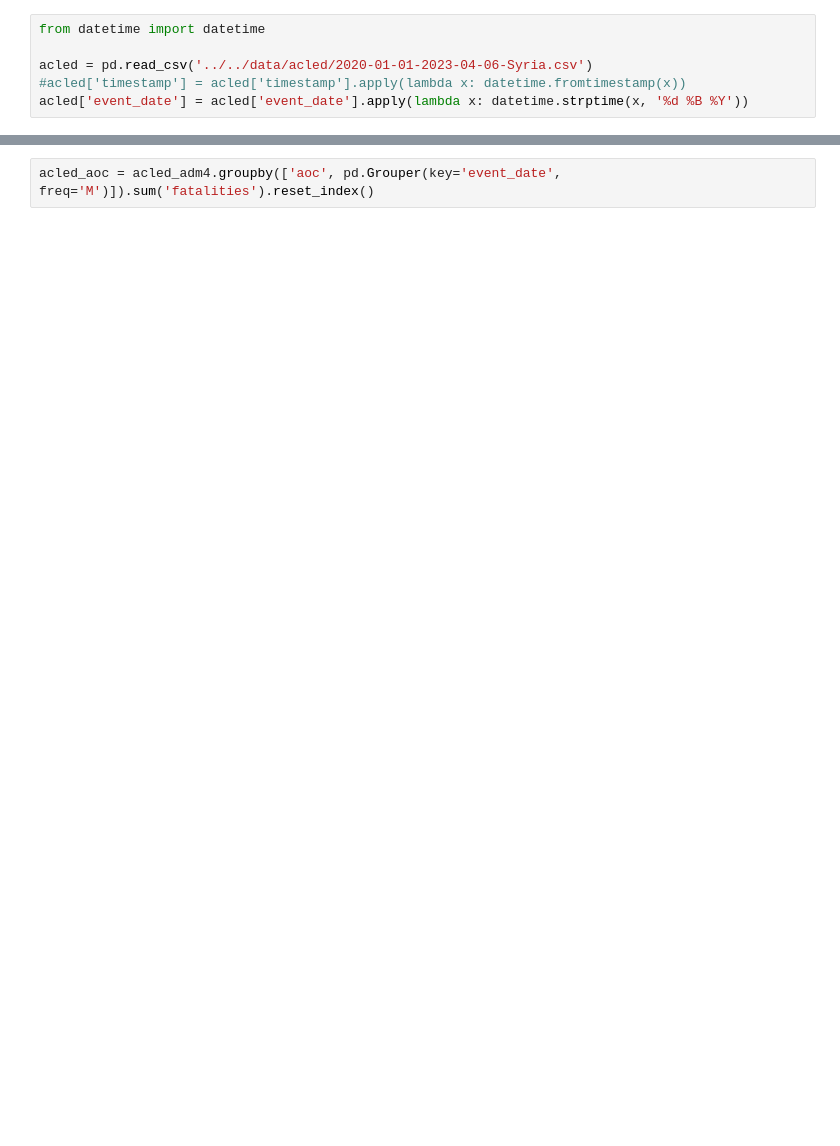
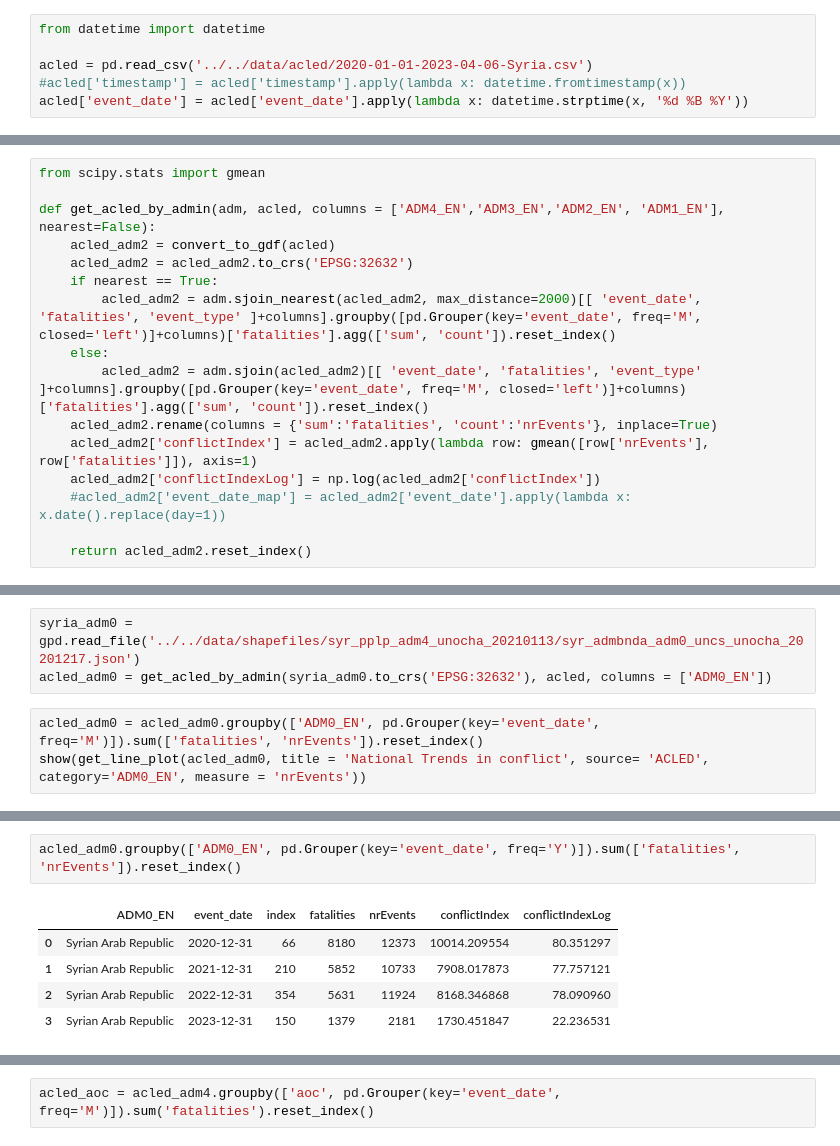
Before and after one commit to datapartnership/syria-economic-monitor, a Jupyter notebook: notebooks/conflict/acled.ipynb, the cells around one changed output, grey strips where cells are left out. Cells and saved outputs as stored; diff of their text form; blank space fills up the shorter version.

```diff
--- a/notebooks/conflict/acled.ipynb
+++ b/notebooks/conflict/acled.ipynb
@@ -88,0 +172,16 @@ acled_adm4.to_csv('../../data/acled/acled_admin4_2020_2023.csv')
+# %%
+from scipy.stats import gmean
+
+def get_acled_by_admin(adm, acled, columns = ['ADM4_EN','ADM3_EN','ADM2_EN', 'ADM1_EN'], nearest=False):
+    acled_adm2 = convert_to_gdf(acled)
+    acled_adm2 = acled_adm2.to_crs('EPSG:32632')
+    if nearest == True:
+        acled_adm2 = adm.sjoin_nearest(acled_adm2, max_distance=2000)[[ 'event_date', 'fatalities', 'event_type' ]+columns].groupby([pd.Grouper(key='event_date', freq='M', closed='left')]+columns)['fatalities'].agg(['sum', 'count']).reset_index()
+    else:
+        acled_adm2 = adm.sjoin(acled_adm2)[[ 'event_date', 'fatalities', 'event_type' ]+columns].groupby([pd.Grouper(key='event_date', freq='M', closed='left')]+columns)['fatalities'].agg(['sum', 'count']).reset_index()
+    acled_adm2.rename(columns = {'sum':'fatalities', 'count':'nrEvents'}, inplace=True)
+    acled_adm2['conflictIndex'] = acled_adm2.apply(lambda row: gmean([row['nrEvents'], row['fatalities']]), axis=1)
+    acled_adm2['conflictIndexLog'] = np.log(acled_adm2['conflictIndex'])
+    #acled_adm2['event_date_map'] = acled_adm2['event_date'].apply(lambda x: x.date().replace(day=1))
+
+    return acled_adm2.reset_index()
@@ -88,0 +198,6 @@ acled_adm4.to_csv('../../data/acled/acled_admin4_2020_2023.csv')
+# %%
+syria_adm0 = gpd.read_file('../../data/shapefiles/syr_pplp_adm4_unocha_20210113/syr_admbnda_adm0_uncs_unocha_20201217.json')
+acled_adm0 = get_acled_by_admin(syria_adm0.to_crs('EPSG:32632'), acled, columns = ['ADM0_EN'])
+# %%
+acled_adm0 = acled_adm0.groupby(['ADM0_EN', pd.Grouper(key='event_date', freq='M')]).sum(['fatalities', 'nrEvents']).reset_index()
+show(get_line_plot(acled_adm0, title = 'National Trends in conflict', source= 'ACLED', category='ADM0_EN', measure = 'nrEvents'))
@@ -88,0 +207,8 @@ acled_adm4.to_csv('../../data/acled/acled_admin4_2020_2023.csv')
+# %%
+acled_adm0.groupby(['ADM0_EN', pd.Grouper(key='event_date', freq='Y')]).sum(['fatalities', 'nrEvents']).reset_index()
+# %% [output]
+|  | ADM0_EN | event_date | index | fatalities | nrEvents | conflictIndex | conflictIndexLog |
+| 0 | Syrian Arab Republic | 2020-12-31 | 66 | 8180 | 12373 | 10014.209554 | 80.351297 |
+| 1 | Syrian Arab Republic | 2021-12-31 | 210 | 5852 | 10733 | 7908.017873 | 77.757121 |
+| 2 | Syrian Arab Republic | 2022-12-31 | 354 | 5631 | 11924 | 8168.346868 | 78.090960 |
+| 3 | Syrian Arab Republic | 2023-12-31 | 150 | 1379 | 2181 | 1730.451847 | 22.236531 |
```
Also changed, not shown: parts of 28 cells of this notebook.
